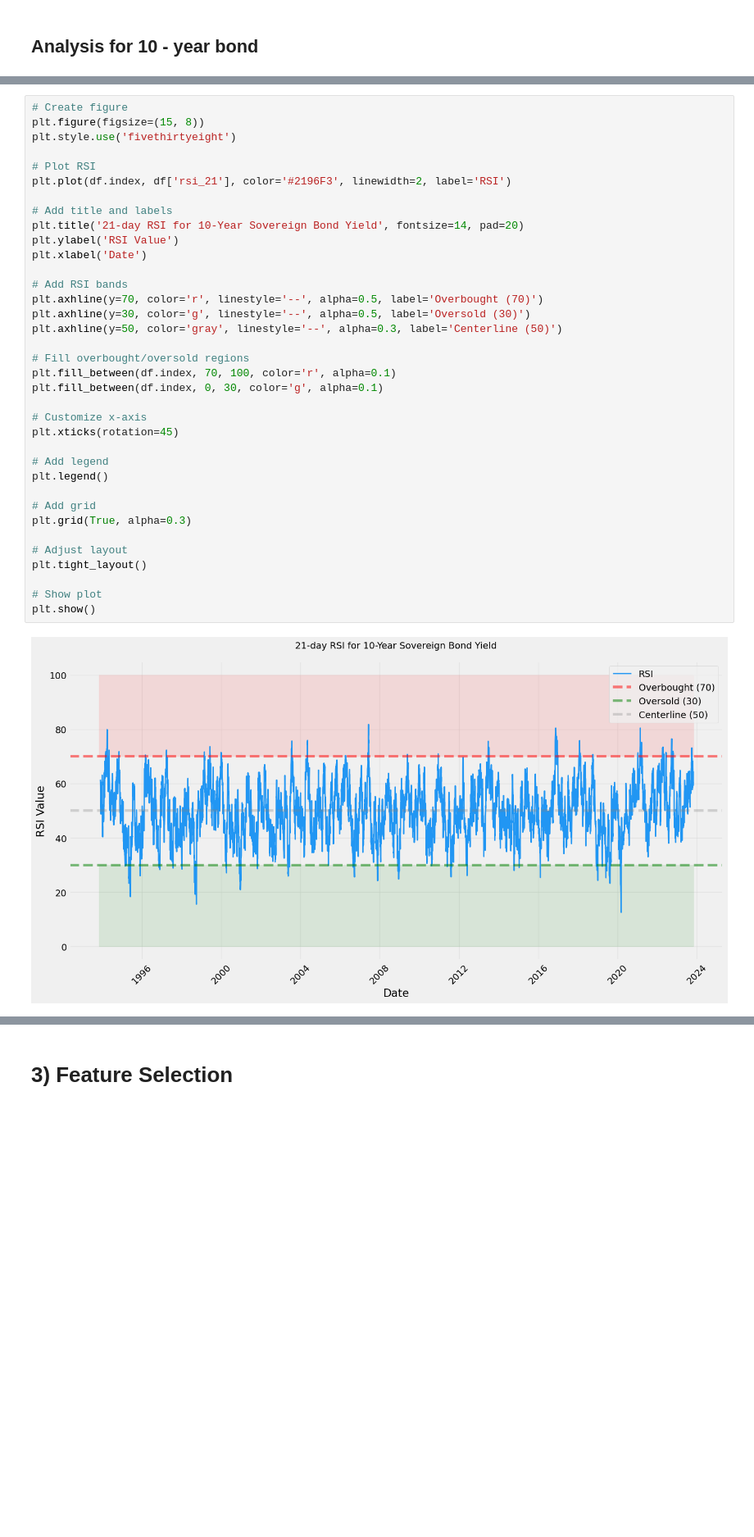
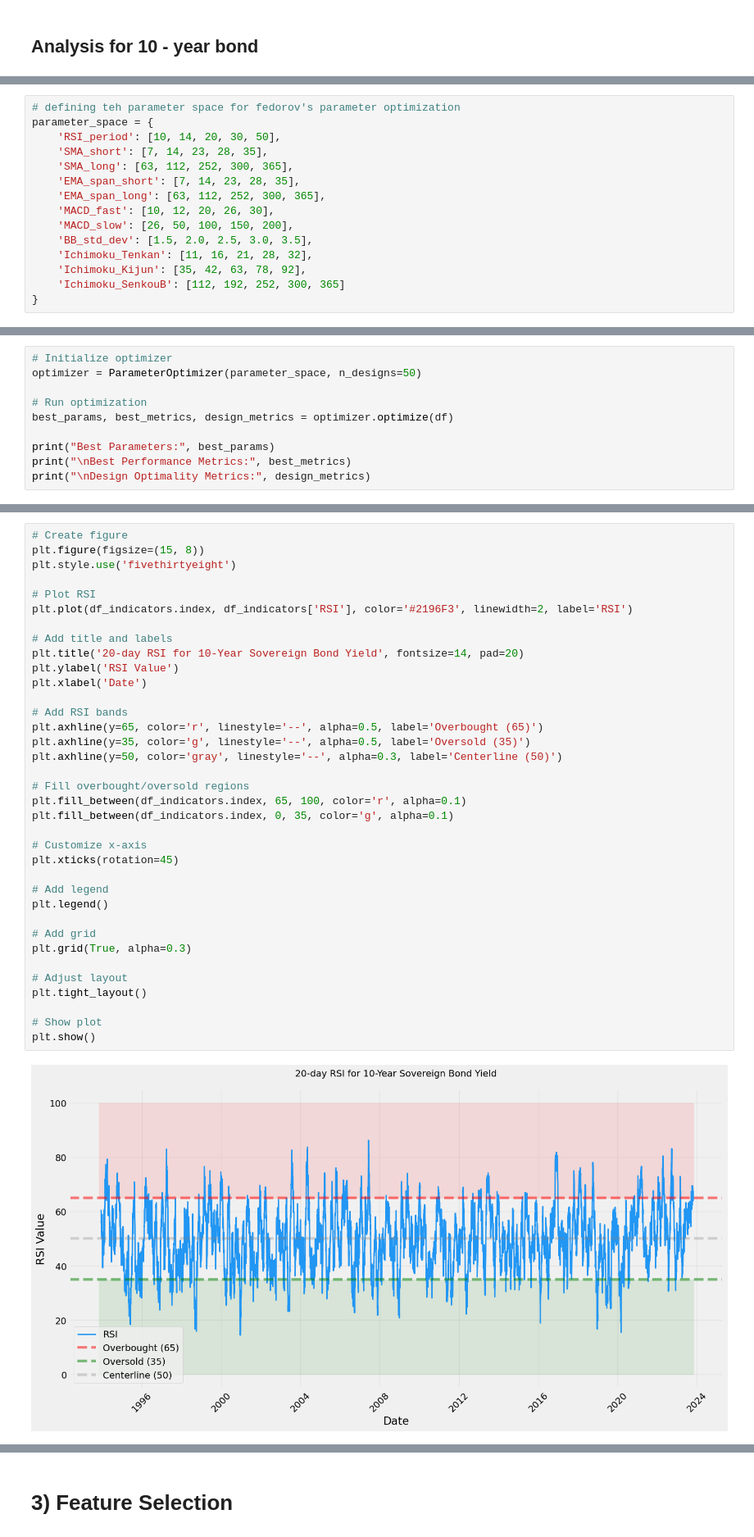
Before and after one commit to yadvesh28/Algo_Trading_Fixed_Income_Strategy_Project, a Jupyter notebook: Sovereign_Bonds_Strategy.ipynb, the cells around one changed output, grey strips where cells are left out. Shown at 82% size. Saved outputs shown, nothing was run; the diff lists cells and outputs as text; blank space fills up the shorter version.

```diff
--- a/Sovereign_Bonds_Strategy.ipynb
+++ b/Sovereign_Bonds_Strategy.ipynb
@@ -979,0 +949,15 @@ df.head()
+# %%
+# defining teh parameter space for fedorov's parameter optimization
+parameter_space = {
+    'RSI_period': [10, 14, 20, 30, 50],
+    'SMA_short': [7, 14, 23, 28, 35],
+    'SMA_long': [63, 112, 252, 300, 365],
+    'EMA_span_short': [7, 14, 23, 28, 35],
+    'EMA_span_long': [63, 112, 252, 300, 365],
+    'MACD_fast': [10, 12, 20, 26, 30],
+    'MACD_slow': [26, 50, 100, 150, 200],
+    'BB_std_dev': [1.5, 2.0, 2.5, 3.0, 3.5],
+    'Ichimoku_Tenkan': [11, 16, 21, 28, 32],
+    'Ichimoku_Kijun': [35, 42, 63, 78, 92],
+    'Ichimoku_SenkouB': [112, 192, 252, 300, 365]
+}
@@ -979,0 +1128,10 @@ df.head()
+# %%
+# Initialize optimizer
+optimizer = ParameterOptimizer(parameter_space, n_designs=50)
+
+# Run optimization
+best_params, best_metrics, design_metrics = optimizer.optimize(df)
+
+print("Best Parameters:", best_params)
+print("\nBest Performance Metrics:", best_metrics)
+print("\nDesign Optimality Metrics:", design_metrics)
@@ -1047,37 +1314,37 @@ df['rsi_21'] = RSIIndicator(close=df['yield_10y'], window=21).rsi()
 # Create figure
 plt.figure(figsize=(15, 8))
 plt.style.use('fivethirtyeight')
 
 # Plot RSI
-plt.plot(df.index, df['rsi_21'], color='#2196F3', linewidth=2, label='RSI')
+plt.plot(df_indicators.index, df_indicators['RSI'], color='#2196F3', linewidth=2, label='RSI')
 
 # Add title and labels
-plt.title('21-day RSI for 10-Year Sovereign Bond Yield', fontsize=14, pad=20)
+plt.title('20-day RSI for 10-Year Sovereign Bond Yield', fontsize=14, pad=20)
 plt.ylabel('RSI Value')
 plt.xlabel('Date')
 
 # Add RSI bands
-plt.axhline(y=70, color='r', linestyle='--', alpha=0.5, label='Overbought (70)')
-plt.axhline(y=30, color='g', linestyle='--', alpha=0.5, label='Oversold (30)')
+plt.axhline(y=65, color='r', linestyle='--', alpha=0.5, label='Overbought (65)')
+plt.axhline(y=35, color='g', linestyle='--', alpha=0.5, label='Oversold (35)')
 plt.axhline(y=50, color='gray', linestyle='--', alpha=0.3, label='Centerline (50)')
 
 # Fill overbought/oversold regions
-plt.fill_between(df.index, 70, 100, color='r', alpha=0.1)
-plt.fill_between(df.index, 0, 30, color='g', alpha=0.1)
+plt.fill_between(df_indicators.index, 65, 100, color='r', alpha=0.1)
+plt.fill_between(df_indicators.index, 0, 35, color='g', alpha=0.1)
 
 # Customize x-axis
 plt.xticks(rotation=45)
 
 # Add legend
 plt.legend()
 
 # Add grid
 plt.grid(True, alpha=0.3)
 
 # Adjust layout
 plt.tight_layout()
 
 # Show plot
 plt.show()
 # %% [output]
-[figure, old version]
+[figure, new version]
```
Also changed, not shown: parts of 37 cells of this notebook.
